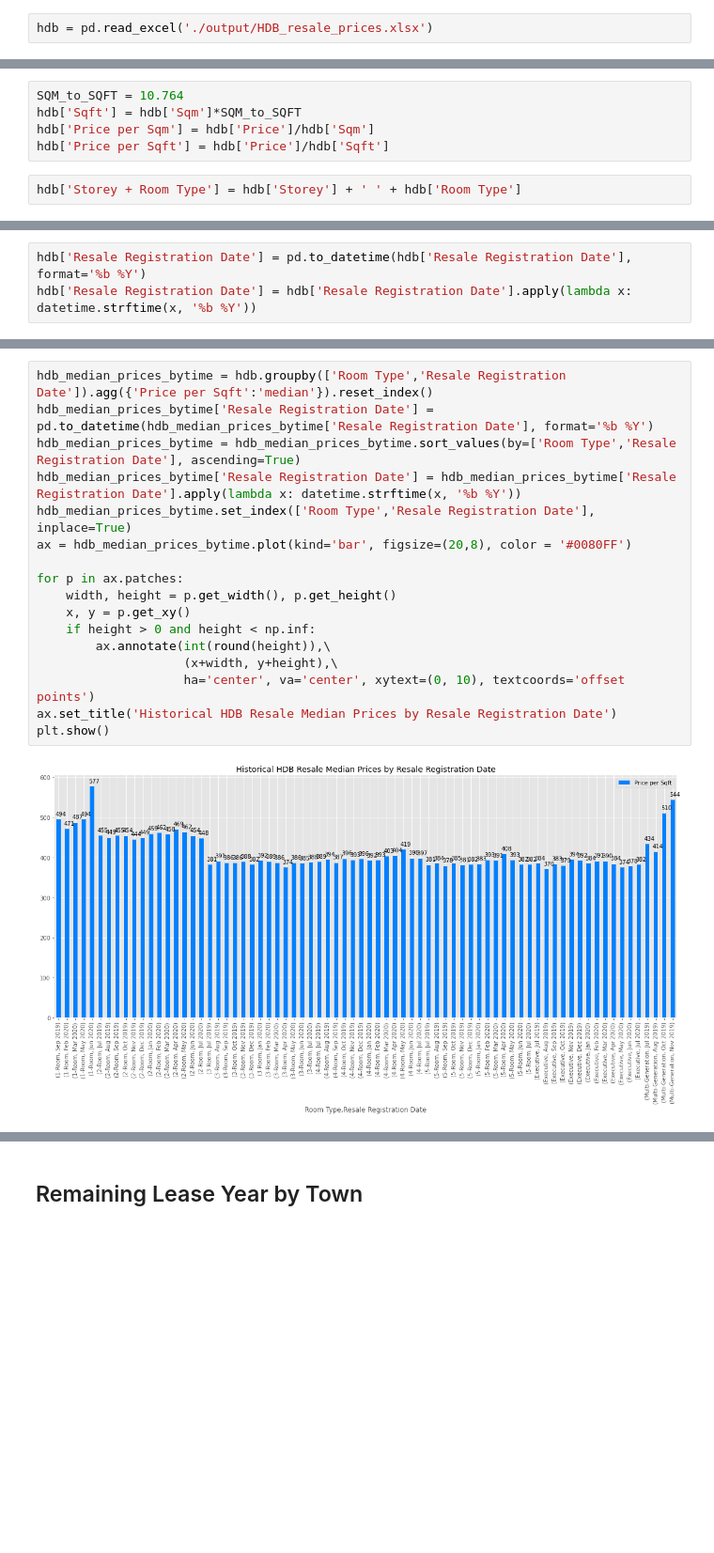
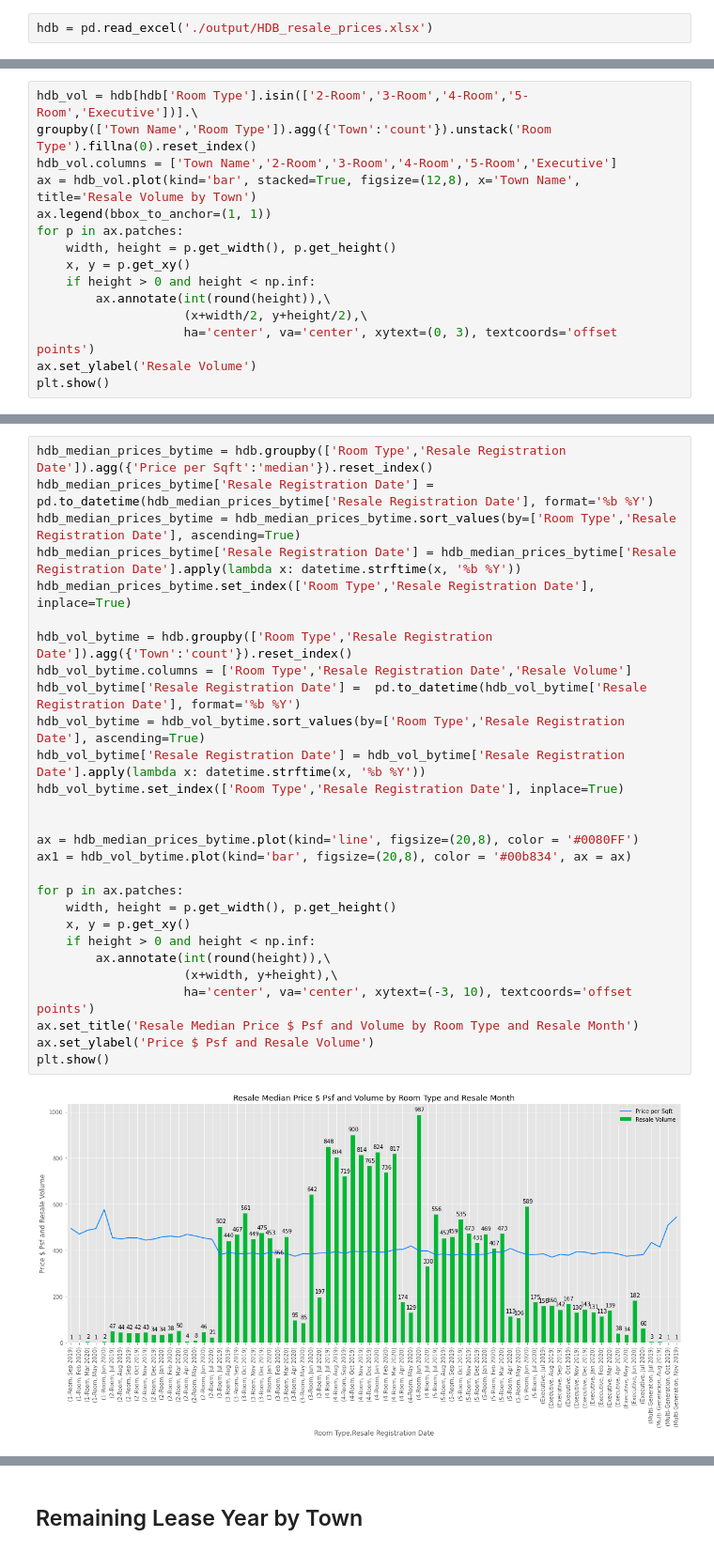
Before and after one commit to leebond/sg-property-scrapers-and-analysis, a Jupyter notebook: scrape-resale-prices/HDB Resale Analysis.ipynb, the cells around one changed output, grey strips where cells are left out. Shown at 94% size. Drawn from its saved outputs; the diff is of its cells as text; blank space fills up the shorter version.

```diff
--- a/scrape-resale-prices/HDB Resale Analysis.ipynb
+++ b/scrape-resale-prices/HDB Resale Analysis.ipynb
@@ -87,7 +49,0 @@ hdb['Town Name'] = hdb['Town'].apply(getTownName)
-# %%
-SQM_to_SQFT = 10.764
-hdb['Sqft'] = hdb['Sqm']*SQM_to_SQFT
-hdb['Price per Sqm'] = hdb['Price']/hdb['Sqm']
-hdb['Price per Sqft'] = hdb['Price']/hdb['Sqft']
-# %%
-hdb['Storey + Room Type'] = hdb['Storey'] + ' ' + hdb['Room Type']
@@ -101,3 +49,0 @@ hdb.head(3)
-# %%
-hdb['Resale Registration Date'] = pd.to_datetime(hdb['Resale Registration Date'], format='%b %Y')
-hdb['Resale Registration Date'] = hdb['Resale Registration Date'].apply(lambda x: datetime.strftime(x, '%b %Y'))
@@ -103,0 +74,15 @@ hdb['Resale Registration Date'] = hdb['Resale Registration Date'].apply(lambda x
+# %%
+hdb_vol = hdb[hdb['Room Type'].isin(['2-Room','3-Room','4-Room','5-Room','Executive'])].\
+groupby(['Town Name','Room Type']).agg({'Town':'count'}).unstack('Room Type').fillna(0).reset_index()
+hdb_vol.columns = ['Town Name','2-Room','3-Room','4-Room','5-Room','Executive']
+ax = hdb_vol.plot(kind='bar', stacked=True, figsize=(12,8), x='Town Name', title='Resale Volume by Town')
+ax.legend(bbox_to_anchor=(1, 1))
+for p in ax.patches:
+    width, height = p.get_width(), p.get_height()
+    x, y = p.get_xy()
+    if height > 0 and height < np.inf:
+        ax.annotate(int(round(height)),\
+                    (x+width/2, y+height/2),\
+                    ha='center', va='center', xytext=(0, 3), textcoords='offset points')
+ax.set_ylabel('Resale Volume')
+plt.show()
@@ -104,20 +113,31 @@ hdb['Resale Registration Date'] = hdb['Resale Registration Date'].apply(lambda x
 # %%
 hdb_median_prices_bytime = hdb.groupby(['Room Type','Resale Registration Date']).agg({'Price per Sqft':'median'}).reset_index()
 hdb_median_prices_bytime['Resale Registration Date'] =  pd.to_datetime(hdb_median_prices_bytime['Resale Registration Date'], format='%b %Y')
 hdb_median_prices_bytime = hdb_median_prices_bytime.sort_values(by=['Room Type','Resale Registration Date'], ascending=True)
 hdb_median_prices_bytime['Resale Registration Date'] = hdb_median_prices_bytime['Resale Registration Date'].apply(lambda x: datetime.strftime(x, '%b %Y'))
 hdb_median_prices_bytime.set_index(['Room Type','Resale Registration Date'], inplace=True)
-ax = hdb_median_prices_bytime.plot(kind='bar', figsize=(20,8), color = '#0080FF')
+
+hdb_vol_bytime = hdb.groupby(['Room Type','Resale Registration Date']).agg({'Town':'count'}).reset_index()
+hdb_vol_bytime.columns = ['Room Type','Resale Registration Date','Resale Volume']
+hdb_vol_bytime['Resale Registration Date'] =  pd.to_datetime(hdb_vol_bytime['Resale Registration Date'], format='%b %Y')
+hdb_vol_bytime = hdb_vol_bytime.sort_values(by=['Room Type','Resale Registration Date'], ascending=True)
+hdb_vol_bytime['Resale Registration Date'] = hdb_vol_bytime['Resale Registration Date'].apply(lambda x: datetime.strftime(x, '%b %Y'))
+hdb_vol_bytime.set_index(['Room Type','Resale Registration Date'], inplace=True)
+
+
+ax = hdb_median_prices_bytime.plot(kind='line', figsize=(20,8), color = '#0080FF')
+ax1 = hdb_vol_bytime.plot(kind='bar', figsize=(20,8), color = '#00b834', ax = ax)
 
 for p in ax.patches:
     width, height = p.get_width(), p.get_height()
     x, y = p.get_xy()
     if height > 0 and height < np.inf:
         ax.annotate(int(round(height)),\
                     (x+width, y+height),\
-                    ha='center', va='center', xytext=(0, 10), textcoords='offset points')
-ax.set_title('Historical HDB Resale Median Prices by Resale Registration Date')
+                    ha='center', va='center', xytext=(-3, 10), textcoords='offset points')
+ax.set_title('Resale Median Price $ Psf and Volume by Room Type and Resale Month')
+ax.set_ylabel('Price $ Psf and Resale Volume')
 plt.show()
 # %% [output]
-[figure, old version]
+[figure, new version]
 # %% [markdown]
```
Also changed, not shown: parts of 42 cells of this notebook.
